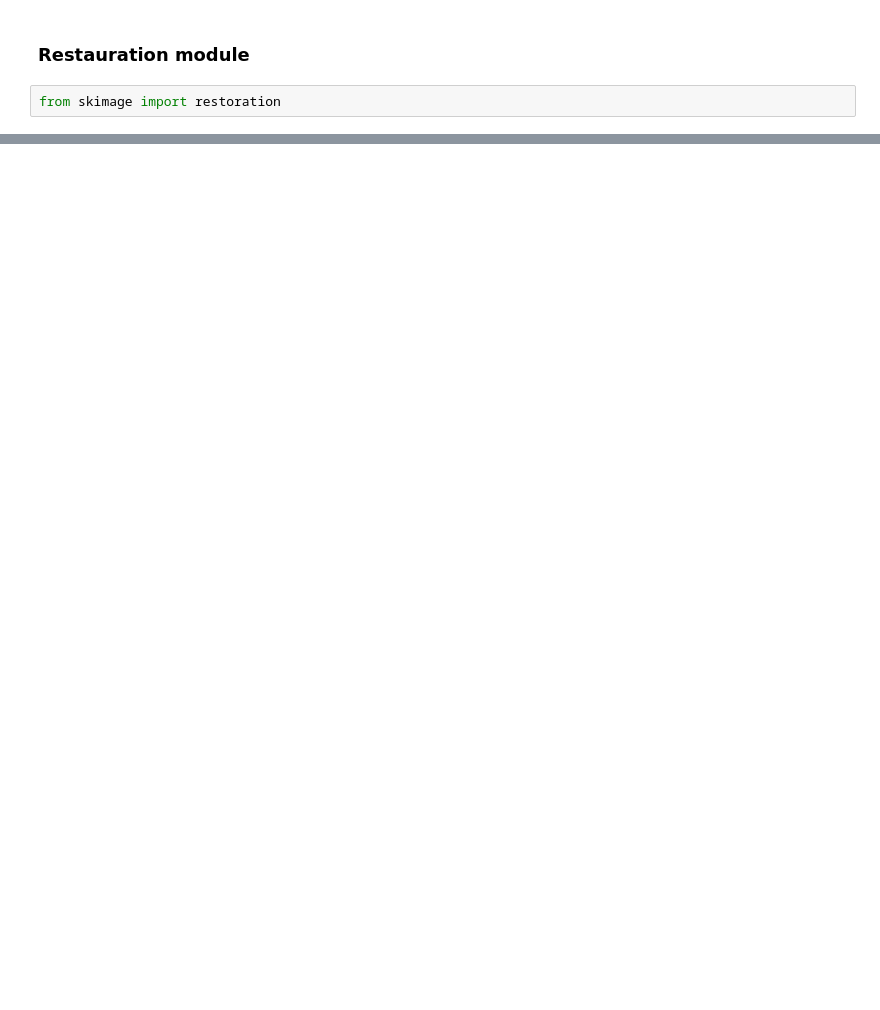
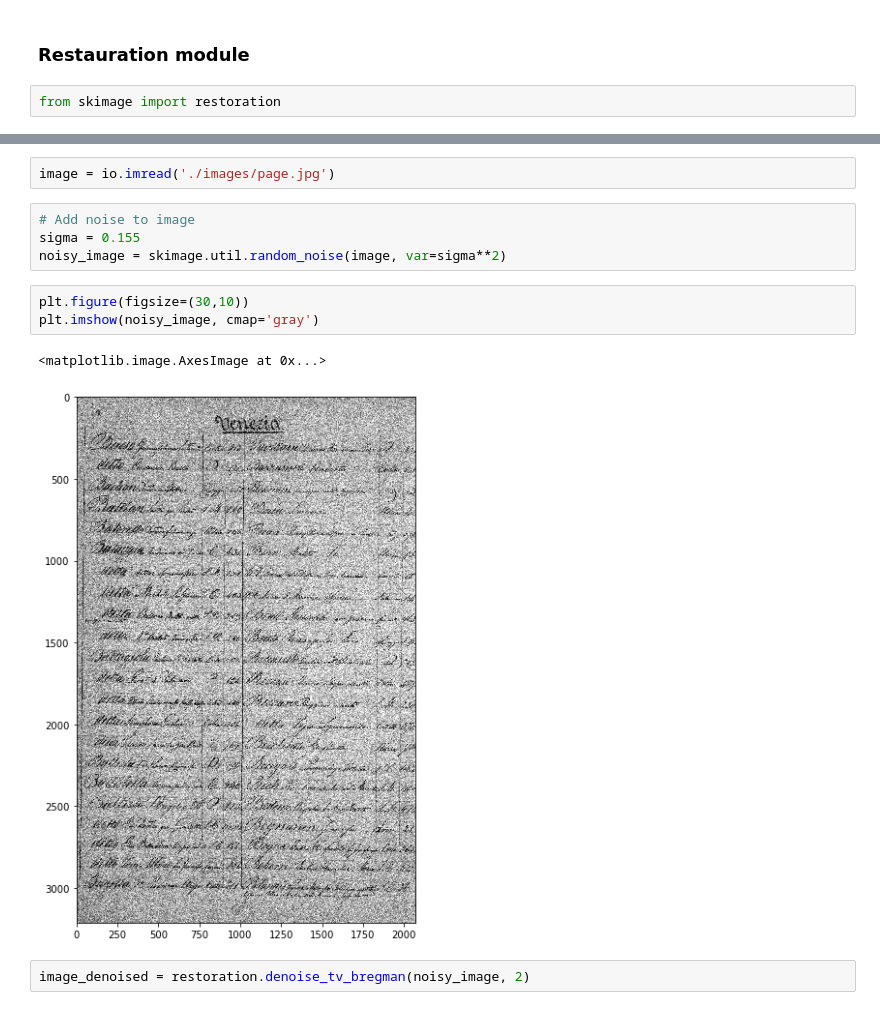
Before and after one commit to SeguinBe/DHWorkshop2017, a Jupyter notebook: first-session/WS-DH17.ipynb, the cells around one changed output, grey strips where cells are left out. Saved outputs shown, nothing was run; the diff lists cells and outputs as text; blank space fills up the shorter version.

Commit message:
added restoration examples

```diff
--- a/first-session/WS-DH17.ipynb
+++ b/first-session/WS-DH17.ipynb
@@ -205,0 +257,14 @@ plt.imshow(image_denoised, cmap='gray')
+# %%
+image = io.imread('./images/page.jpg')
+# %%
+# Add noise to image
+sigma = 0.155
+noisy_image = skimage.util.random_noise(image, var=sigma**2)
+# %%
+plt.figure(figsize=(30,10))
+plt.imshow(noisy_image, cmap='gray')
+# %% [output]
+<matplotlib.image.AxesImage at 0x...>
+[figure, added]
+# %%
+image_denoised = restoration.denoise_tv_bregman(noisy_image, 2)
```
Also changed, not shown: parts of 26 cells of this notebook.
